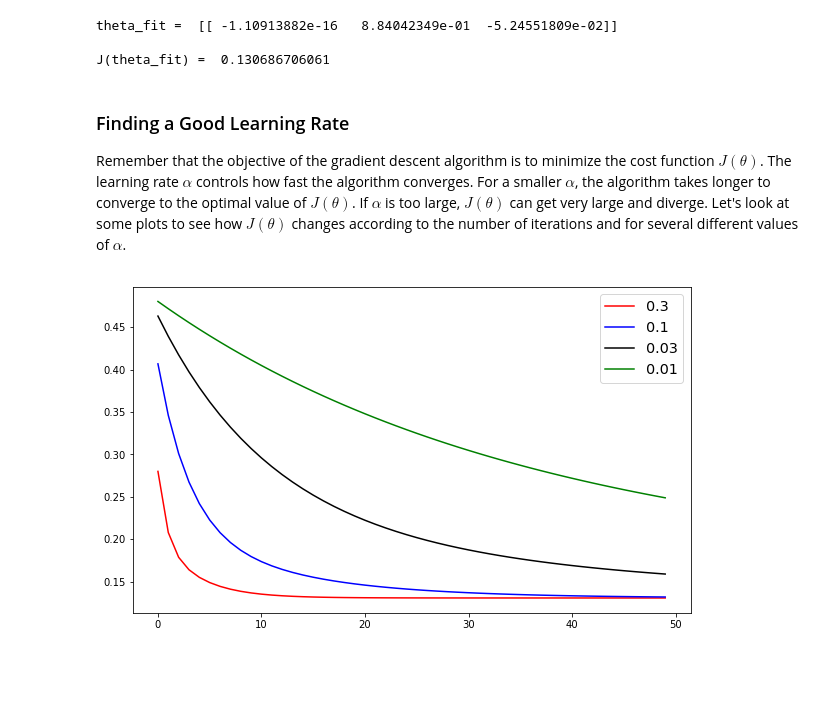
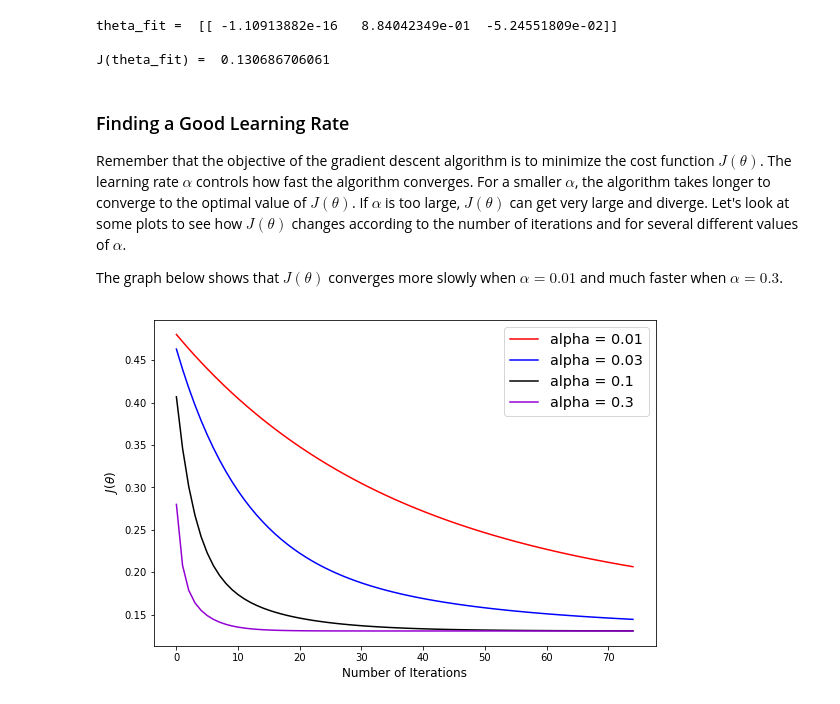
Before and after one commit to marty-vanhoof/Maching_Learning, a Jupyter notebook: Linear_Regression/Linear_Regression_2.ipynb, the cells around one changed output. Saved outputs shown, nothing was run; the diff lists cells and outputs as text; code cells hidden in the pictures; blank space fills up the shorter version.

Commit message:
Finish graph and run gradient descent with a better alpha value

```diff
--- a/Linear_Regression/Linear_Regression_2.ipynb
+++ b/Linear_Regression/Linear_Regression_2.ipynb
@@ -81,35 +81,39 @@ J(theta_fit) =  0.130686706061
 ### Finding a Good Learning Rate
 
 Remember that the objective of the gradient descent algorithm is to minimize the cost function $J(\theta)$. The learning rate $\alpha$ controls how fast the algorithm converges.  For a smaller $\alpha$, the algorithm takes longer to converge to the optimal value of $J(\theta)$.  If $\alpha$ is too large, $J(\theta)$ can get very large and diverge.  Let's look at some plots to see how $J(\theta)$ changes according to the number of iterations and for several different values of $\alpha$.
+
+The graph below shows that $J(\theta)$ converges more slowly when $\alpha = 0.01$ and much faster when $\alpha = 0.3$.
 # %%
 from collections import defaultdict
 
 def cost_hist(alpha_vals, num_iterations):
     '''Make a dictionary of cost histories for different values
     of the learning rate alpha.  Each dict key is an alpha value
     and each dict value is a list consisting of the values of the
     cost function for each iteration of gradient_descent()'''
 
     hist_dict = defaultdict()
     for alph in alpha_vals:
         hist = gradient_descent(X, y, theta, alph, num_iterations)[1]
         hist_dict[alph] = hist
 
     return hist_dict
 
-num_iter = 50
+num_iter = 75
 # alpha values and colours for the plot
-a_vals = [0.3, 0.1, 0.03, 0.01]
-colours = ['red', 'blue', 'black', 'green']
+a_vals = [0.01, 0.03, 0.1, 0.3] #[0.3, 0.1, 0.03, 0.01]
+colours = ['red', 'blue', 'black', 'darkviolet']
 # all the cost histories to use for the plot
 c_hist = cost_hist(a_vals, num_iter)
 
 # make the plot
-fig, ax = plt.subplots( figsize = (10,6) )
+fig, ax = plt.subplots( figsize = (9,6) )
 for alph, colour in zip(a_vals, colours):
-    ax.plot( np.arange(num_iter), c_hist[alph], colour, label = alph )
+    ax.plot( np.arange(num_iter), c_hist[alph], colour, label = 'alpha = {}'.format(alph) )
 
 ax.legend(fontsize = 'x-large')
+ax.set_xlabel('Number of Iterations', fontsize=12)
+ax.set_ylabel(r'$J(\theta)$', fontsize=12)
 plt.show()
 # %% [output]
-[figure, old version]
+[figure, new version]
```
Also changed, not shown: parts of 2 cells of this notebook.
